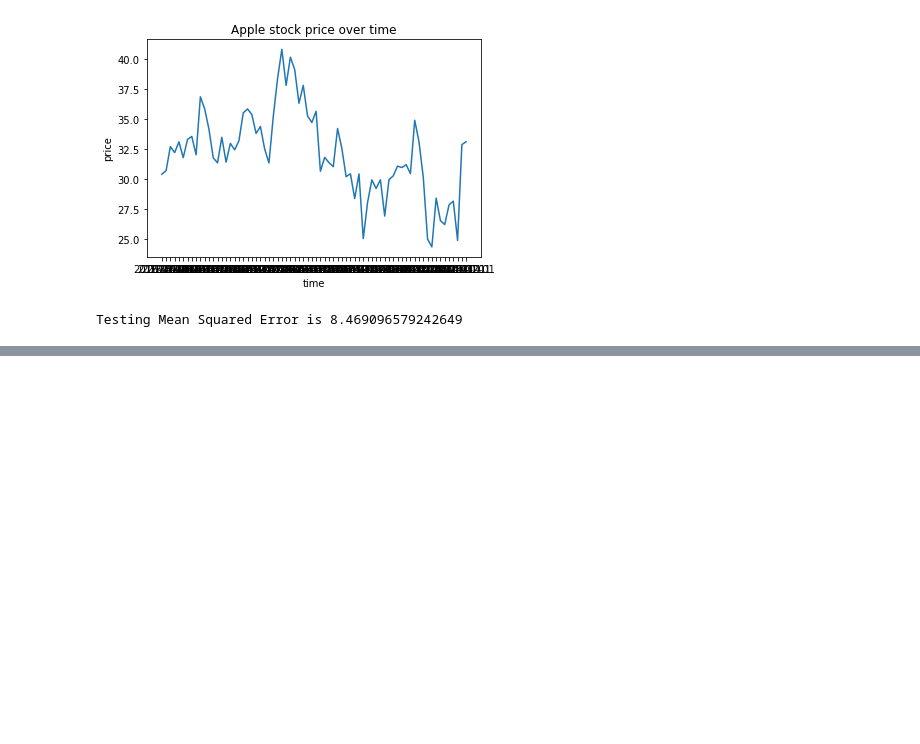
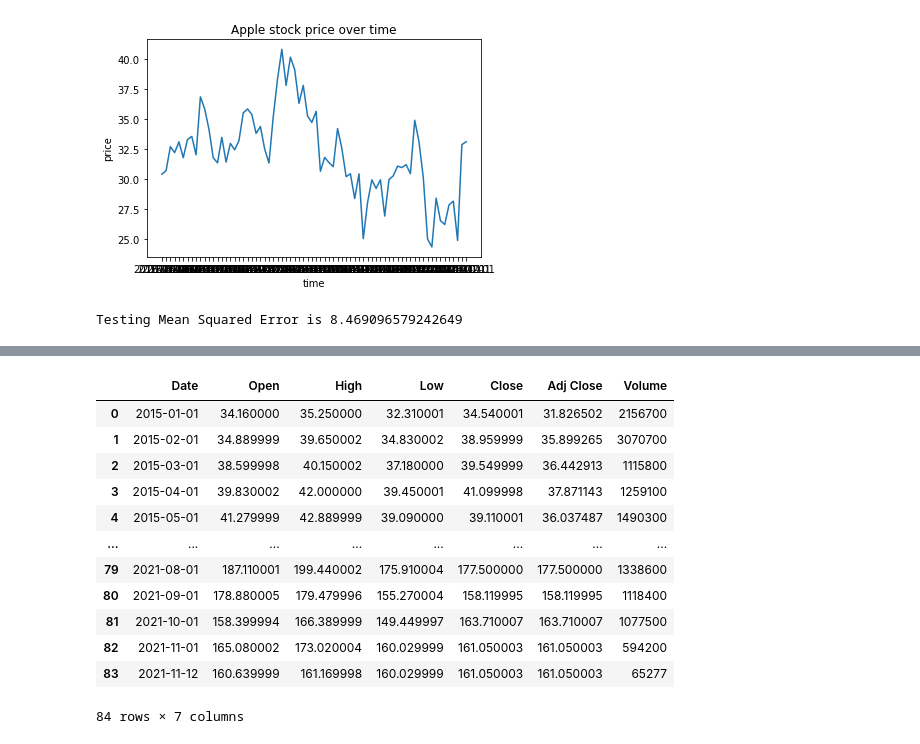
Before and after one commit to mayammayuri/Capstone-project-2, a Jupyter notebook: Capstone_Project.ipynb, the cells around one changed output, grey strips where cells are left out. Saved outputs shown, nothing was run; the diff lists cells and outputs as text; code cells hidden in the pictures; blank space fills up the shorter version.

```diff
--- a/Capstone_Project.ipynb
+++ b/Capstone_Project.ipynb
@@ -128,0 +135,18 @@ Testing Mean Squared Error is 8.469096579242649
+# %%
+import pandas as pd
+df=pd.read_csv("ADDYY.csv", sep=",")
+df
+# %% [output]
+|  | Date | Open | High | Low | Close | Adj Close | Volume |
+| 0 | 2015-01-01 | 34.160000 | 35.250000 | 32.310001 | 34.540001 | 31.826502 | 2156700 |
+| 1 | 2015-02-01 | 34.889999 | 39.650002 | 34.830002 | 38.959999 | 35.899265 | 3070700 |
+| 2 | 2015-03-01 | 38.599998 | 40.150002 | 37.180000 | 39.549999 | 36.442913 | 1115800 |
+| 3 | 2015-04-01 | 39.830002 | 42.000000 | 39.450001 | 41.099998 | 37.871143 | 1259100 |
+| 4 | 2015-05-01 | 41.279999 | 42.889999 | 39.090000 | 39.110001 | 36.037487 | 1490300 |
+| ... | ... | ... | ... | ... | ... | ... | ... |
+| 79 | 2021-08-01 | 187.110001 | 199.440002 | 175.910004 | 177.500000 | 177.500000 | 1338600 |
+| 80 | 2021-09-01 | 178.880005 | 179.479996 | 155.270004 | 158.119995 | 158.119995 | 1118400 |
+| 81 | 2021-10-01 | 158.399994 | 166.389999 | 149.449997 | 163.710007 | 163.710007 | 1077500 |
+| 82 | 2021-11-01 | 165.080002 | 173.020004 | 160.029999 | 161.050003 | 161.050003 | 594200 |
+| 83 | 2021-11-12 | 160.639999 | 161.169998 | 160.029999 | 161.050003 | 161.050003 | 65277 |
+84 rows × 7 columns
```
Also changed, not shown: parts of 4 cells of this notebook, 1 other file.
